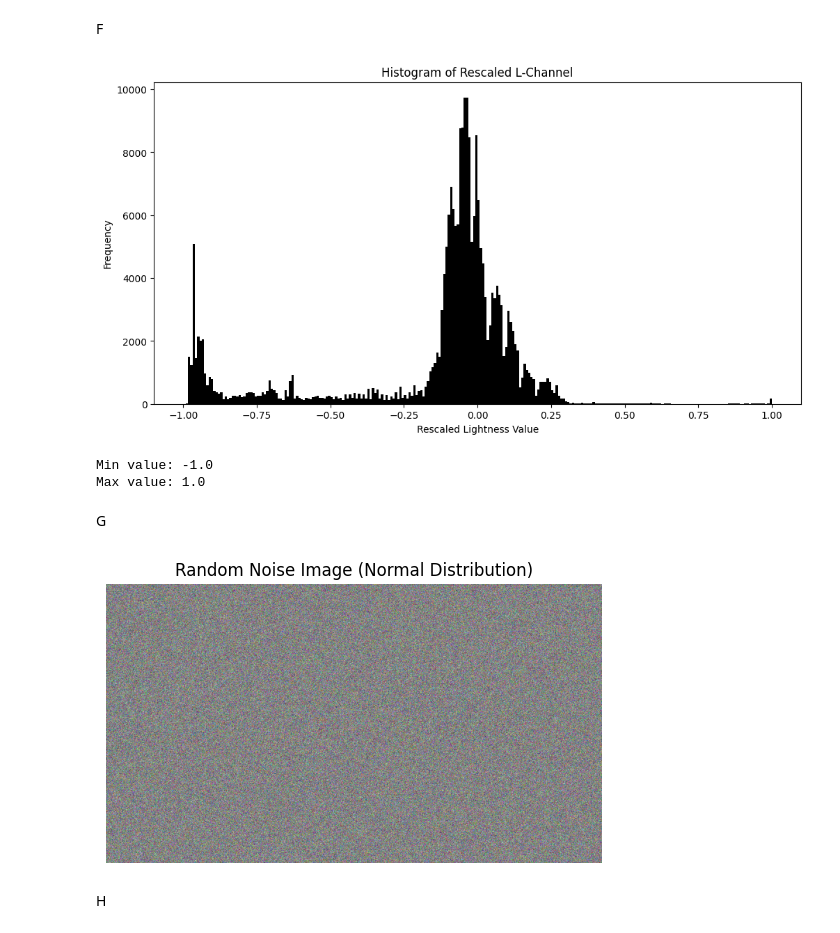
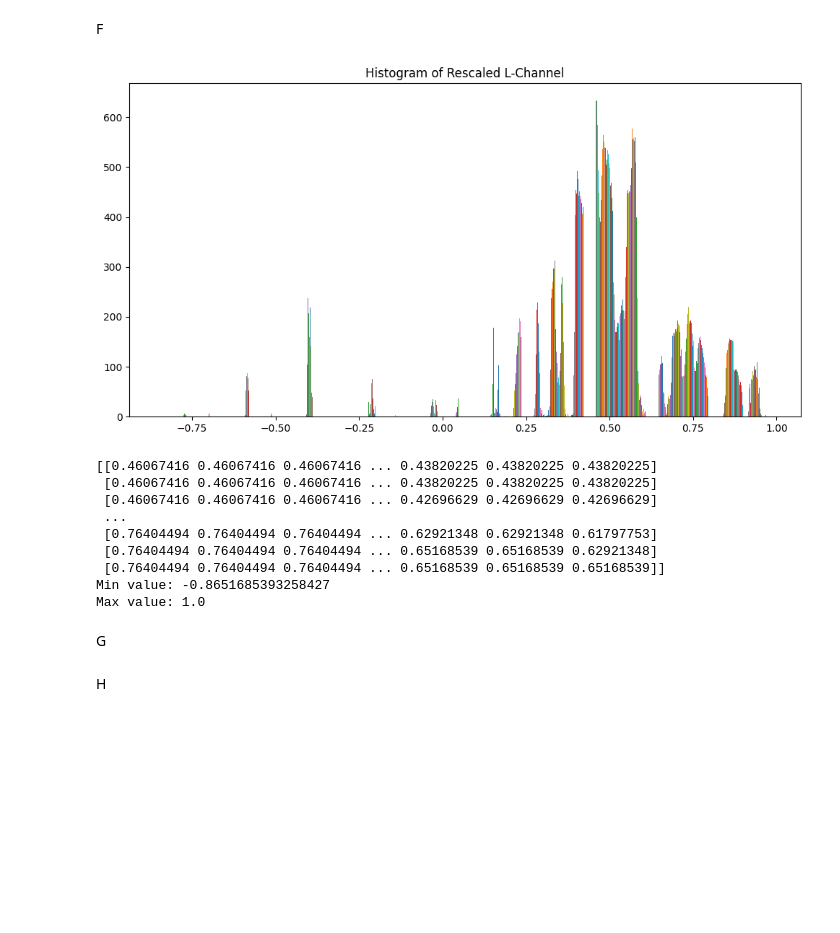
Before and after one commit to Keetasin/Robomaster_Challenge, a Jupyter notebook: mew/Lab04.ipynb, the cells around one changed output. Cells and saved outputs as stored; diff of their text form; code cells hidden in the pictures; blank space fills up the shorter version.

```diff
--- a/mew/Lab04.ipynb
+++ b/mew/Lab04.ipynb
@@ -132,67 +84,36 @@ Max value: 1.0
+# %%
+import numpy as np
+
+# Rescale the normalized L-channel to the range [-1, 1]
+l_channel_rescaled = (l_channel / np.max(l_channel))*2-1
+
+# Display the rescaled L-channel image
+cv2.imshow('l_channel_rescaled', l_channel_rescaled)
+cv2.waitKey(0)
+cv2.destroyAllWindows()
 # %% [markdown]
 F
 # %%
-import cv2
-import numpy as np
-import matplotlib.pyplot as plt
-
-image = cv2.imread('image720p.png')
-
-# Convert the image from BGR (OpenCV default) to RGB
-image_rgb = cv2.cvtColor(image, cv2.COLOR_BGR2RGB)
-
-# Convert the RGB image to HLS (Hue, Lightness, Saturation) color space
-image_hls = cv2.cvtColor(image_rgb, cv2.COLOR_RGB2HLS)
-
-# Extract the L-channel (Lightness)
-l_channel = image_hls[:, :, 1]
-
-# Normalize the L-channel to the range [0, 1]
-l_channel_normalized = l_channel / 255.0
-
-# Rescale the normalized L-channel to the range [-1, 1]
-l_channel_rescaled = 2 * l_channel_normalized - 1
-
 # Display the rescaled L-channel histogram
 plt.figure(figsize=(12, 6))
-
-plt.hist(l_channel_rescaled.ravel(), bins=256, range=(-1, 1), color='black')
+plt.hist(l_channel_rescaled)
 plt.title('Histogram of Rescaled L-Channel')
-plt.xlabel('Rescaled Lightness Value')
-plt.ylabel('Frequency')
-
 plt.show()
 
 # Print some information about the rescaled L-channel
+print(l_channel_rescaled)
 print(f"Min value: {l_channel_rescaled.min()}")
 print(f"Max value: {l_channel_rescaled.max()}")
 # %% [output]
-[figure, old version]
+[figure, new version]
-Min value: -1.0
+[[0.46067416 0.46067416 0.46067416 ... 0.43820225 0.43820225 0.43820225]
+ [0.46067416 0.46067416 0.46067416 ... 0.43820225 0.43820225 0.43820225]
+ [0.46067416 0.46067416 0.46067416 ... 0.42696629 0.42696629 0.42696629]
+ ...
+ [0.76404494 0.76404494 0.76404494 ... 0.62921348 0.62921348 0.61797753]
+ [0.76404494 0.76404494 0.76404494 ... 0.65168539 0.65168539 0.62921348]
+ [0.76404494 0.76404494 0.76404494 ... 0.65168539 0.65168539 0.65168539]]
+Min value: -0.8651685393258427
 Max value: 1.0
 # %% [markdown]
  G
-# %%
-import cv2
-import numpy as np
-import matplotlib.pyplot as plt
-
-# Read the original image
-image = cv2.imread('image720p.png')
-
-# Get the size of the original image
-height, width, channels = image.shape
-
-# Create random noise with normal distribution (mean=0, std=1) for each channel
-noise = np.random.normal(0, 1, (height, width, channels))
-
-# Normalize noise to [0, 255] and convert to uint8
-noise_normalized = np.clip((noise - np.min(noise)) / (np.max(noise) - np.min(noise)) * 255, 0, 255).astype(np.uint8)
-
-# Display the random noise image
-plt.imshow(cv2.cvtColor(noise_normalized, cv2.COLOR_BGR2RGB))
-plt.title('Random Noise Image (Normal Distribution)')
-plt.axis('off')
-plt.show()
-# %% [output]
-[figure, removed]
```
Also changed, not shown: parts of 13 cells of this notebook.
